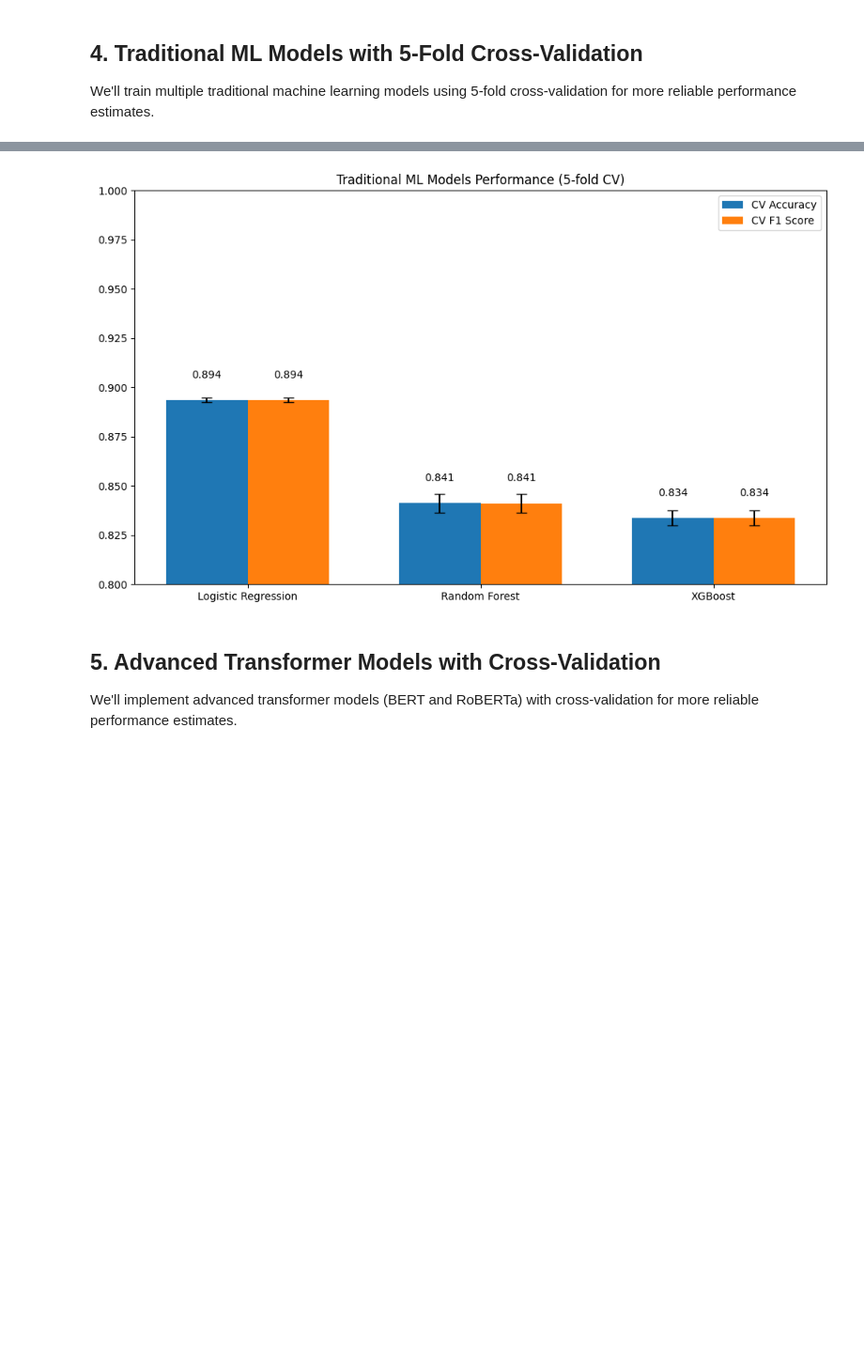
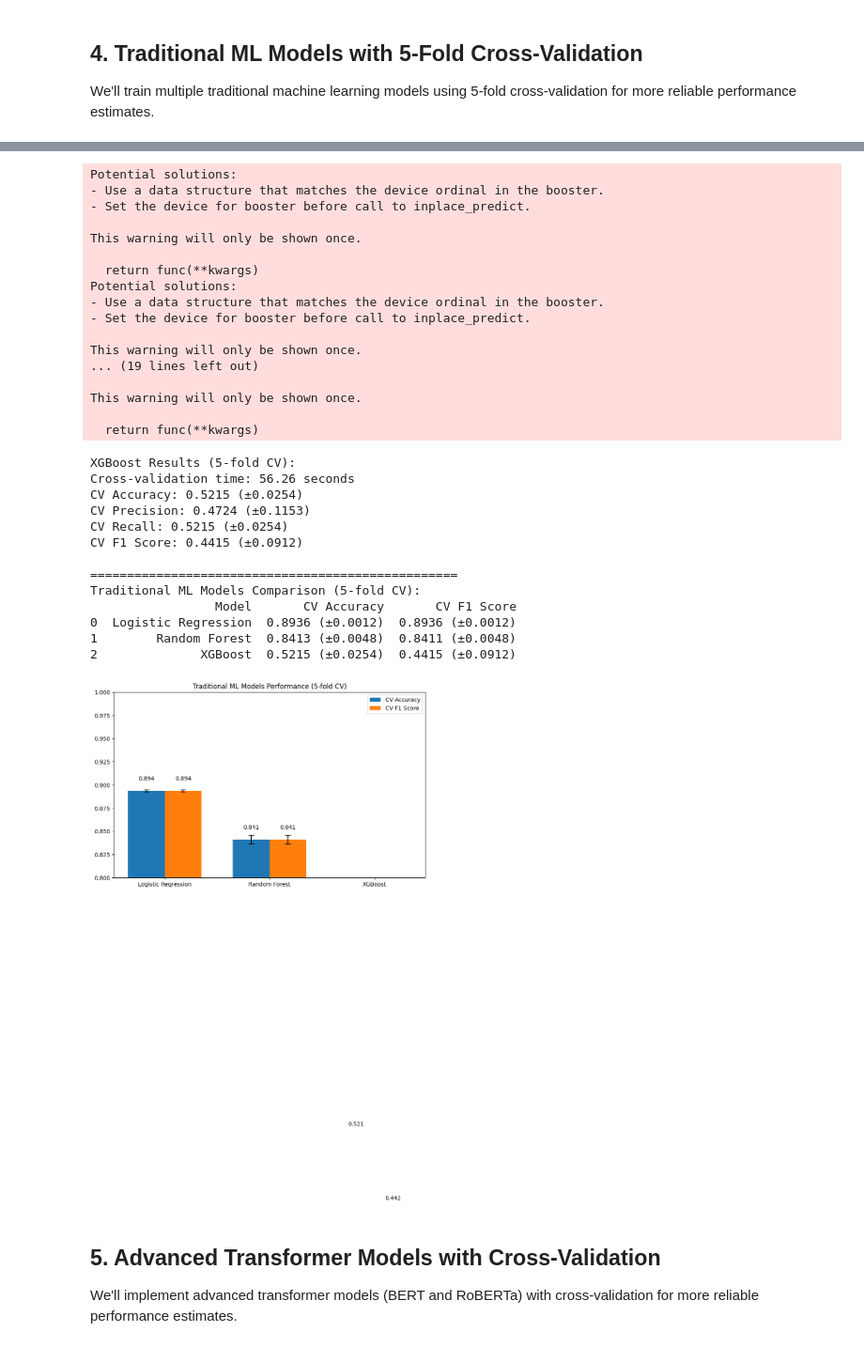
Before and after one commit to abahmad02/CS412-Project, a Jupyter notebook: IMDB_Sentiment_Analysis_Notebook_v1.1.ipynb, the cells around one changed output, grey strips where cells are left out. Shown at 94% size. Cells and saved outputs as stored; diff of their text form; code cells hidden in the pictures; blank space fills up the shorter version.

```diff
--- a/IMDB_Sentiment_Analysis_Notebook_v1.1.ipynb
+++ b/IMDB_Sentiment_Analysis_Notebook_v1.1.ipynb
@@ -288,8 +277,19 @@ rf_results = cv_evaluate_model(rf_model, X_train_full_tfidf, y_train_full, "Rand
 # 3. XGBoost
 print("\n" + "="*50)
 print("Training XGBoost with 5-fold CV...")
-xgb_model = xgb.XGBClassifier(n_estimators=100, max_depth=7, learning_rate=0.1, random_state=42, n_jobs=-1)
+# Ensure n_jobs for XGBoost is set to 1 if cross_validate's n_jobs is -1 to avoid oversubscribing CPU resources
+# or potential GPU memory issues if multiple folds try to use GPU aggressively.
+xgb_model = xgb.XGBClassifier(
+    n_estimators=100,
+    max_depth=7,
+    learning_rate=0.1,
+    random_state=42,
+    tree_method='hist',
+    device='cuda',# Enable GPU acceleration
+    n_jobs=1                 # Set n_jobs to 1 for XGBoost itself when using parallel cross-validation
+)
 xgb_results = cv_evaluate_model(xgb_model, X_train_full_tfidf, y_train_full, "XGBoost")
+
 
 # Compare traditional ML models
 print("\n" + "="*50)
@@ -366,4 +366,34 @@ Cross-validation time: 12.23 seconds
+Potential solutions:
+- Use a data structure that matches the device ordinal in the booster.
+- Set the device for booster before call to inplace_predict.
+
+This warning will only be shown once.
+
+  return func(**kwargs)
+Potential solutions:
+- Use a data structure that matches the device ordinal in the booster.
+- Set the device for booster before call to inplace_predict.
+
+This warning will only be shown once.
+... (19 lines left out)
+
+This warning will only be shown once.
+
+  return func(**kwargs)
+XGBoost Results (5-fold CV):
+Cross-validation time: 56.26 seconds
+CV Accuracy: 0.5215 (±0.0254)
+CV Precision: 0.4724 (±0.1153)
+CV Recall: 0.5215 (±0.0254)
+CV F1 Score: 0.4415 (±0.0912)
+
+==================================================
+Traditional ML Models Comparison (5-fold CV):
+                 Model       CV Accuracy       CV F1 Score
+0  Logistic Regression  0.8936 (±0.0012)  0.8936 (±0.0012)
+1        Random Forest  0.8413 (±0.0048)  0.8411 (±0.0048)
+2              XGBoost  0.5215 (±0.0254)  0.4415 (±0.0912)
-[figure, old version]
+[figure, new version]
 # %% [markdown]
 ## 5. Advanced Transformer Models with Cross-Validation
 
```
Also changed, not shown: parts of 10 cells of this notebook, 10 other files.
